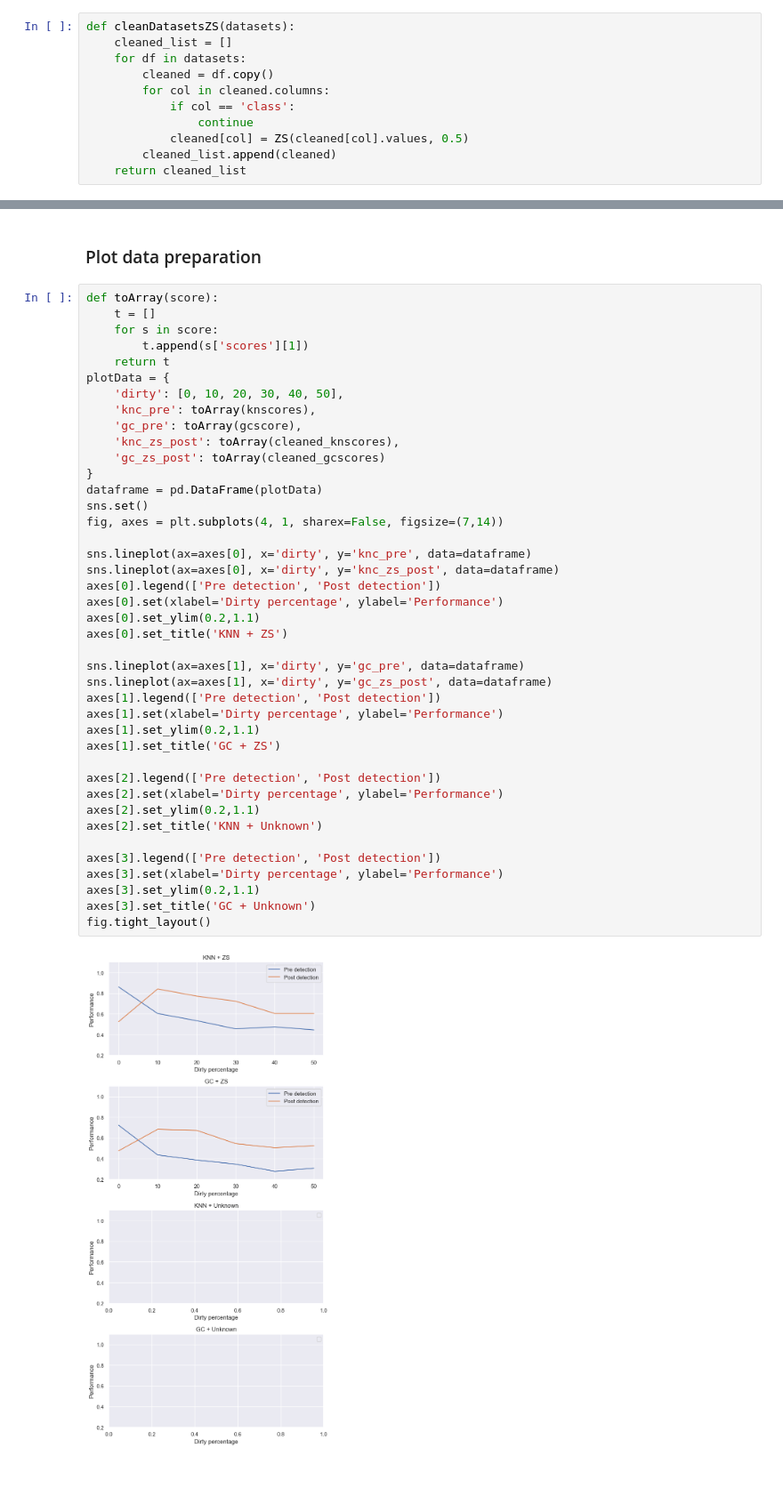
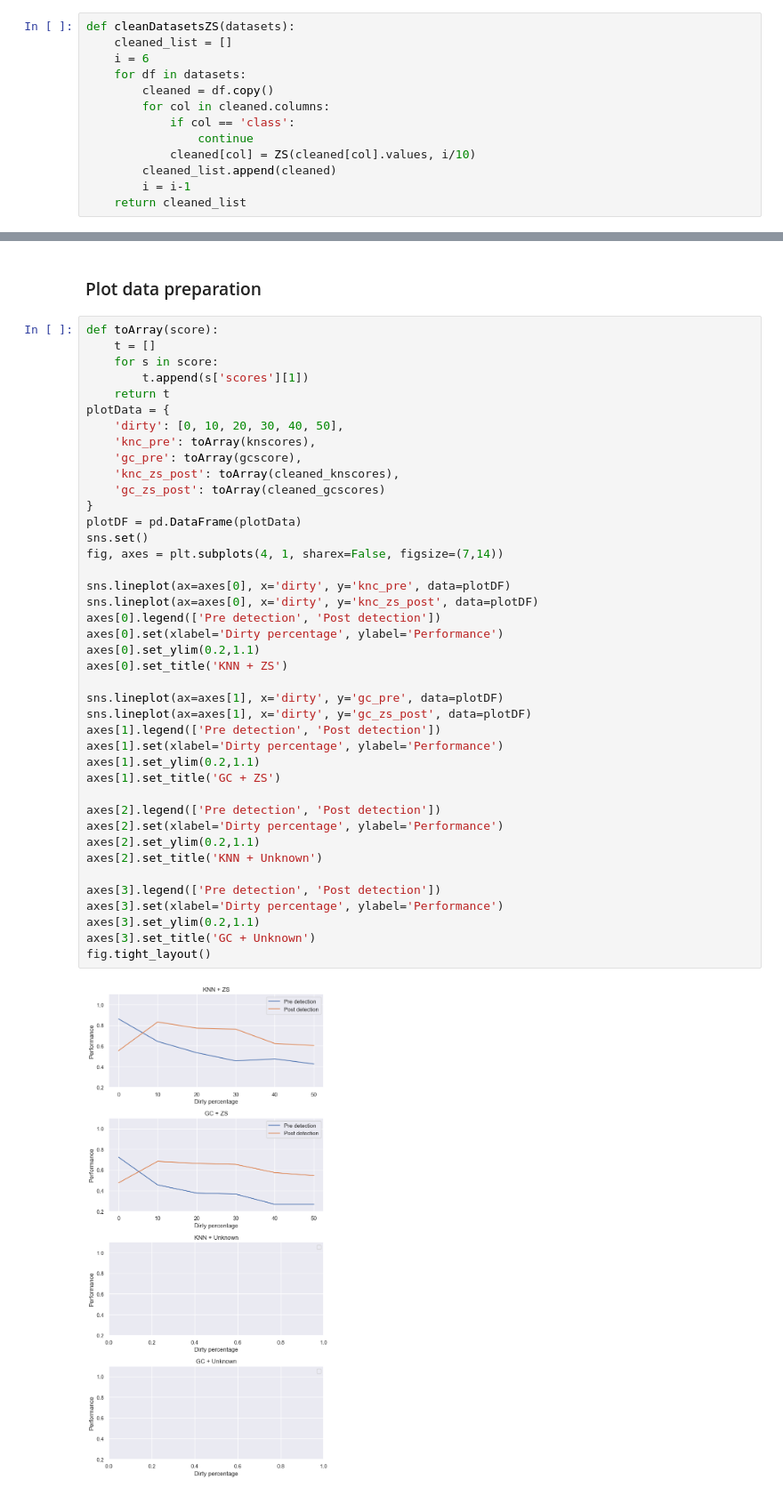
Before and after one commit to matteovisotto/DQ-SangiVisotto, a Jupyter notebook: DQ-Ecoli.ipynb, the cells around one changed output, grey strips where cells are left out. Shown at 89% size. Drawn from its saved outputs; the diff is of its cells as text.

```diff
--- a/DQ-Ecoli.ipynb
+++ b/DQ-Ecoli.ipynb
@@ -132,13 +141,15 @@ def computeScoresGC(dataframe_array):
 # %%
 def cleanDatasetsZS(datasets):
     cleaned_list = []
+    i = 6
     for df in datasets:
         cleaned = df.copy()
         for col in cleaned.columns:
             if col == 'class':
                 continue
-            cleaned[col] = ZS(cleaned[col].values, 0.5)
+            cleaned[col] = ZS(cleaned[col].values, i/10)
         cleaned_list.append(cleaned)
+        i = i-1
     return cleaned_list
 # %% [markdown]
 ### Performing KNeighbors Machine Learning classification
@@ -228,36 +253,36 @@ plotData = {
     'dirty': [0, 10, 20, 30, 40, 50],
     'knc_pre': toArray(knscores),
     'gc_pre': toArray(gcscore),
     'knc_zs_post': toArray(cleaned_knscores),
     'gc_zs_post': toArray(cleaned_gcscores)
 }
-dataframe = pd.DataFrame(plotData)
+plotDF = pd.DataFrame(plotData)
 sns.set()
 fig, axes = plt.subplots(4, 1, sharex=False, figsize=(7,14))
 
-sns.lineplot(ax=axes[0], x='dirty', y='knc_pre', data=dataframe)
-sns.lineplot(ax=axes[0], x='dirty', y='knc_zs_post', data=dataframe)
+sns.lineplot(ax=axes[0], x='dirty', y='knc_pre', data=plotDF)
+sns.lineplot(ax=axes[0], x='dirty', y='knc_zs_post', data=plotDF)
 axes[0].legend(['Pre detection', 'Post detection'])
 axes[0].set(xlabel='Dirty percentage', ylabel='Performance')
 axes[0].set_ylim(0.2,1.1)
 axes[0].set_title('KNN + ZS')
 
-sns.lineplot(ax=axes[1], x='dirty', y='gc_pre', data=dataframe)
-sns.lineplot(ax=axes[1], x='dirty', y='gc_zs_post', data=dataframe)
+sns.lineplot(ax=axes[1], x='dirty', y='gc_pre', data=plotDF)
+sns.lineplot(ax=axes[1], x='dirty', y='gc_zs_post', data=plotDF)
 axes[1].legend(['Pre detection', 'Post detection'])
 axes[1].set(xlabel='Dirty percentage', ylabel='Performance')
 axes[1].set_ylim(0.2,1.1)
 axes[1].set_title('GC + ZS')
 
 axes[2].legend(['Pre detection', 'Post detection'])
 axes[2].set(xlabel='Dirty percentage', ylabel='Performance')
 axes[2].set_ylim(0.2,1.1)
 axes[2].set_title('KNN + Unknown')
 
 axes[3].legend(['Pre detection', 'Post detection'])
 axes[3].set(xlabel='Dirty percentage', ylabel='Performance')
 axes[3].set_ylim(0.2,1.1)
 axes[3].set_title('GC + Unknown')
 fig.tight_layout()
 # %% [output]
-[figure, old version]
+[figure, new version]
```
Also changed, not shown: parts of 13 cells of this notebook.
